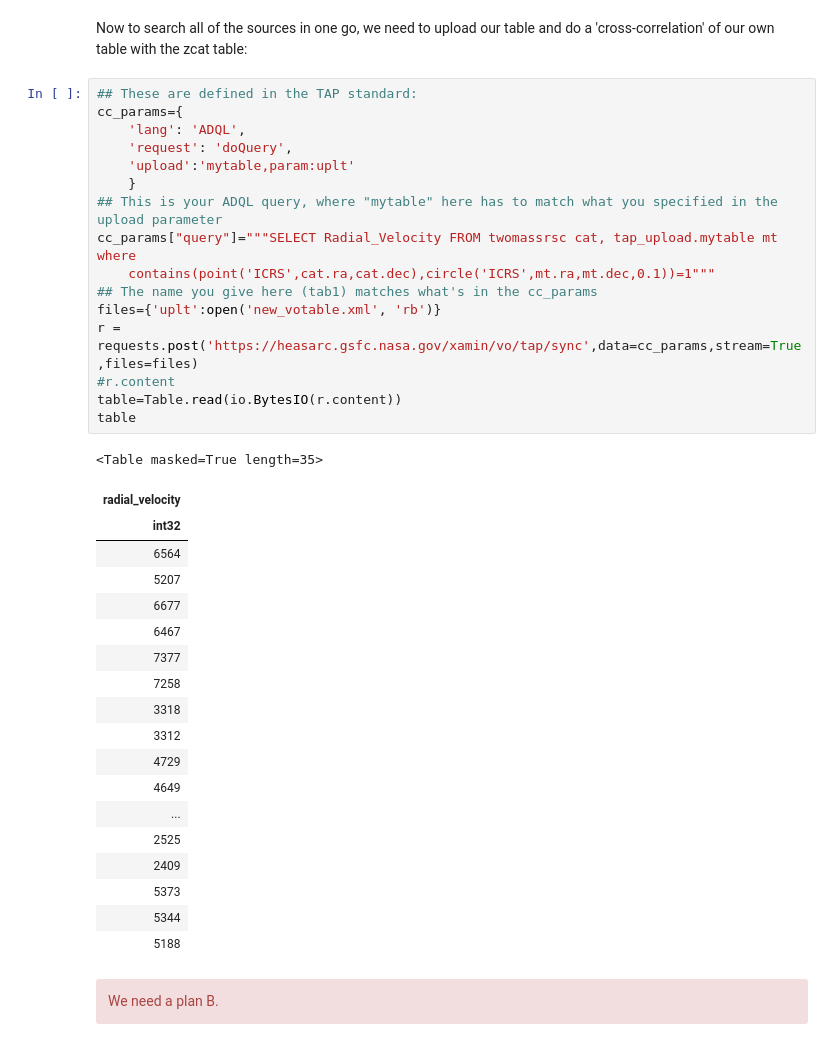
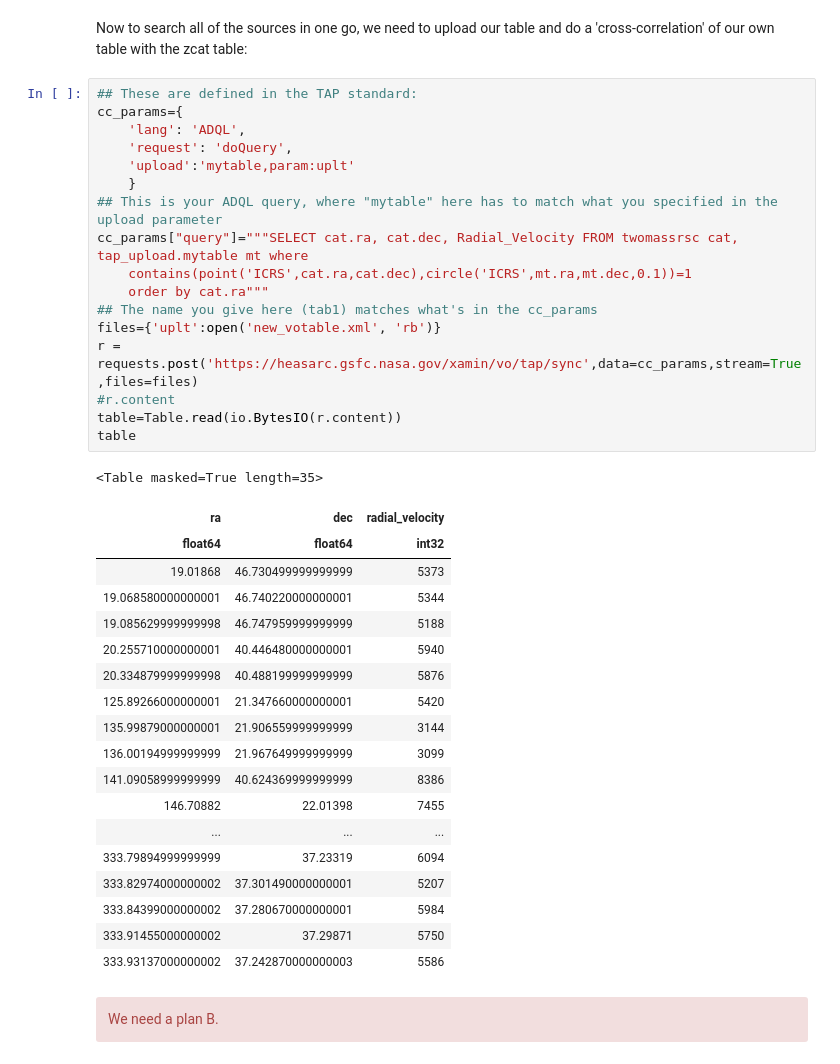
Before and after one commit to trjaffe/navo.old, a Jupyter notebook: heasarc_queries_v6.ipynb, the cells around one changed output. Saved outputs shown, nothing was run; the diff lists cells and outputs as text.

```diff
--- a/heasarc_queries_v6.ipynb
+++ b/heasarc_queries_v6.ipynb
@@ -368,39 +368,40 @@ Now to search all of the sources in one go, we need to upload our table and do a
 # %%
 ## These are defined in the TAP standard:
 cc_params={
     'lang': 'ADQL',
     'request': 'doQuery',
     'upload':'mytable,param:uplt'
     }
 ## This is your ADQL query, where "mytable" here has to match what you specified in the upload parameter
-cc_params["query"]="""SELECT Radial_Velocity FROM twomassrsc cat, tap_upload.mytable mt where
-    contains(point('ICRS',cat.ra,cat.dec),circle('ICRS',mt.ra,mt.dec,0.1))=1"""
+cc_params["query"]="""SELECT cat.ra, cat.dec, Radial_Velocity FROM twomassrsc cat, tap_upload.mytable mt where
+    contains(point('ICRS',cat.ra,cat.dec),circle('ICRS',mt.ra,mt.dec,0.1))=1
+    order by cat.ra"""
 ## The name you give here (tab1) matches what's in the cc_params
 files={'uplt':open('new_votable.xml', 'rb')}
 r = requests.post('https://heasarc.gsfc.nasa.gov/xamin/vo/tap/sync',data=cc_params,stream=True,files=files)
 #r.content
 table=Table.read(io.BytesIO(r.content))
 table
 # %% [output]
 <Table masked=True length=35>
-| radial_velocity |
-| int32 |
-| 6564 |
-| 5207 |
-| 6677 |
-| 6467 |
-| 7377 |
-| 7258 |
-| 3318 |
-| 3312 |
-| 4729 |
-| 4649 |
-| ... |
-| 2525 |
-| 2409 |
-| 5373 |
-| 5344 |
-| 5188 |
+| ra | dec | radial_velocity |
+| float64 | float64 | int32 |
+| 19.01868 | 46.730499999999999 | 5373 |
+| 19.068580000000001 | 46.740220000000001 | 5344 |
+| 19.085629999999998 | 46.747959999999999 | 5188 |
+| 20.255710000000001 | 40.446480000000001 | 5940 |
+| 20.334879999999998 | 40.488199999999999 | 5876 |
+| 125.89266000000001 | 21.347660000000001 | 5420 |
+| 135.99879000000001 | 21.906559999999999 | 3144 |
+| 136.00194999999999 | 21.967649999999999 | 3099 |
+| 141.09058999999999 | 40.624369999999999 | 8386 |
+| 146.70882 | 22.01398 | 7455 |
+| ... | ... | ... |
+| 333.79894999999999 | 37.23319 | 6094 |
+| 333.82974000000002 | 37.301490000000001 | 5207 |
+| 333.84399000000002 | 37.280670000000001 | 5984 |
+| 333.91455000000002 | 37.29871 | 5750 |
+| 333.93137000000002 | 37.242870000000003 | 5586 |
 # %% [markdown]
 <div class="alert alert-block alert-danger">
 We need a plan B.</div>
```
Also changed, not shown: parts of 1 cell of this notebook.
